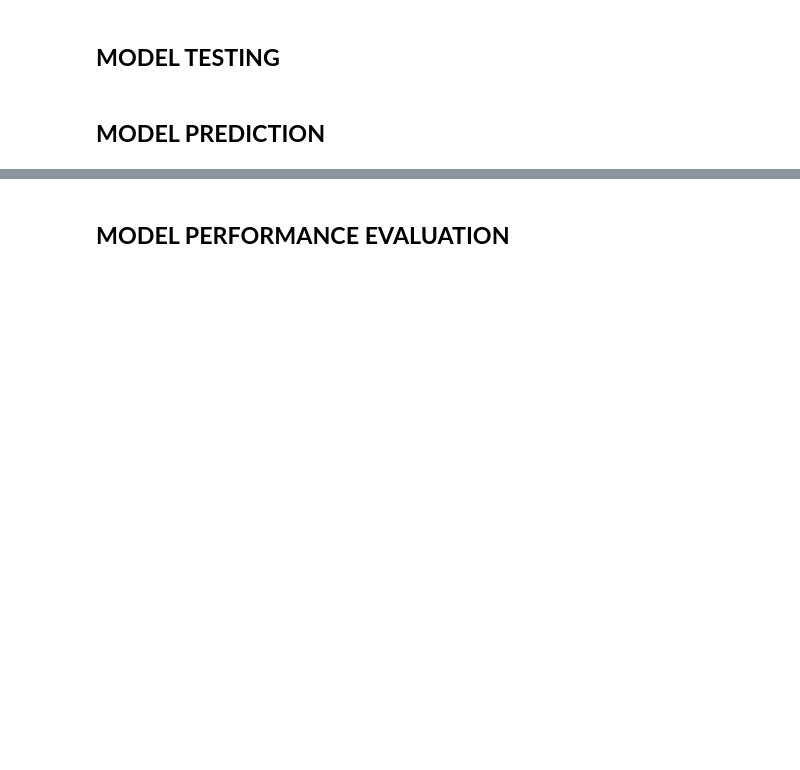
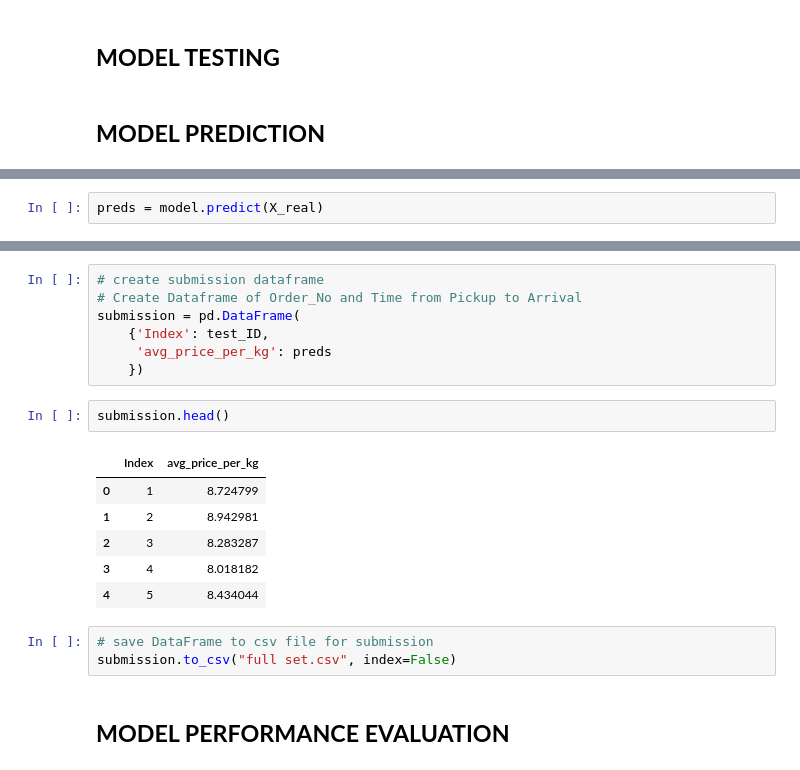
Before and after one commit to BigguyFM32/Regression-Team-TS1, a Jupyter notebook: Regression Team 1 Notebook.ipynb, the cells around one changed output, grey strips where cells are left out. Drawn from its saved outputs; the diff is of its cells as text; blank space fills up the shorter version.

```diff
--- a/Regression Team 1 Notebook.ipynb
+++ b/Regression Team 1 Notebook.ipynb
@@ -694,0 +791,2 @@ Root Mean squared error is higher on the test set than the train set and R-squar
+# %%
+preds = model.predict(X_real)
@@ -695,3 +813,22 @@ Root Mean squared error is higher on the test set than the train set and R-squar
+# %%
+# create submission dataframe
+# Create Dataframe of Order_No and Time from Pickup to Arrival
+submission = pd.DataFrame(
+    {'Index': test_ID,
+     'avg_price_per_kg': preds
+    })
+# %%
+submission.head()
+# %% [output]
+|  | Index | avg_price_per_kg |
+| 0 | 1 | 8.724799 |
+| 1 | 2 | 8.942981 |
+| 2 | 3 | 8.283287 |
+| 3 | 4 | 8.018182 |
+| 4 | 5 | 8.434044 |
+# %%
+# save DataFrame to csv file for submission
+submission.to_csv("full set.csv", index=False)
 # %% [markdown]
 ## **MODEL PERFORMANCE EVALUATION** <a class="anchor" id="Model_Evaluation"></a>
 # %% [markdown]
```
Also changed, not shown: parts of 22 cells of this notebook, 1 other file.
